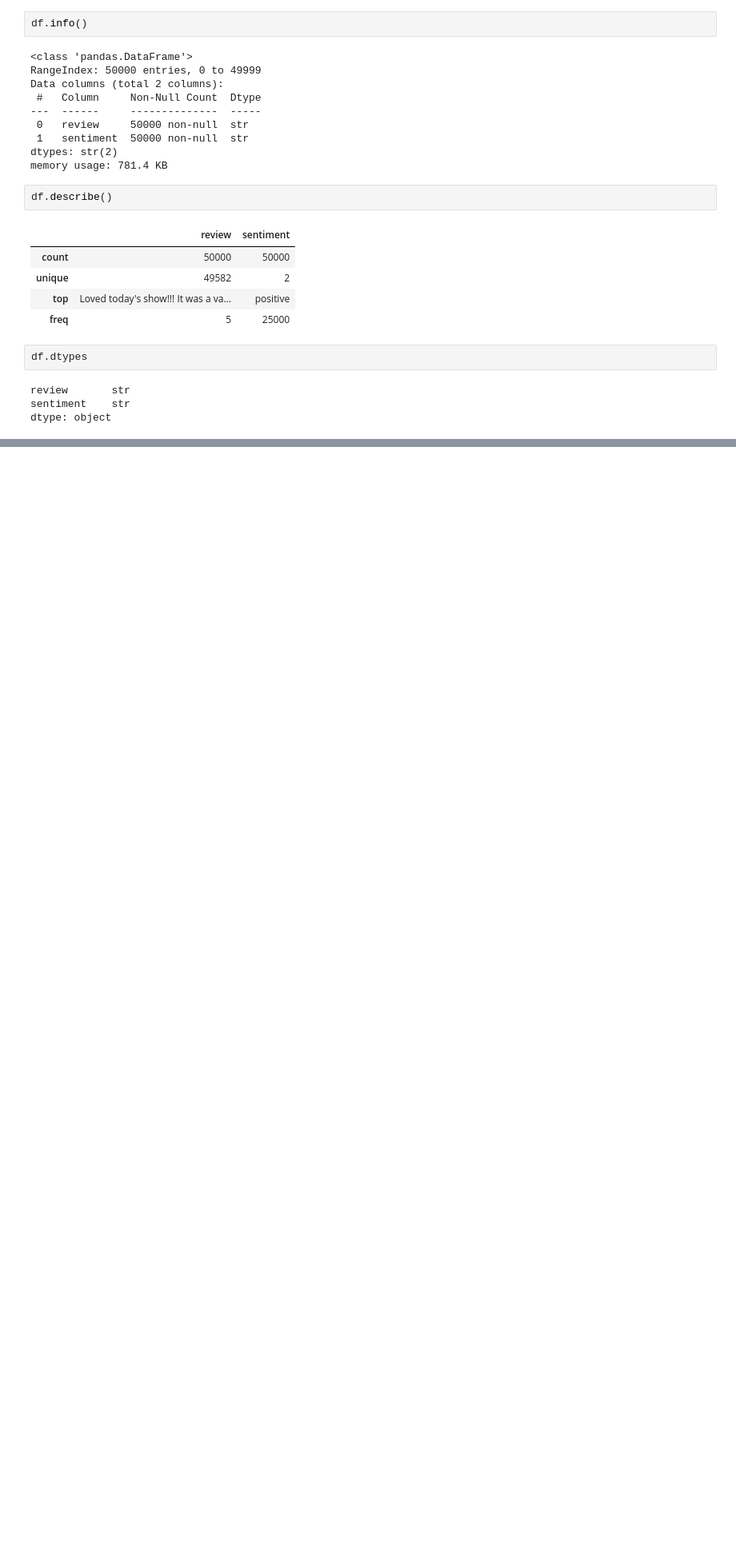
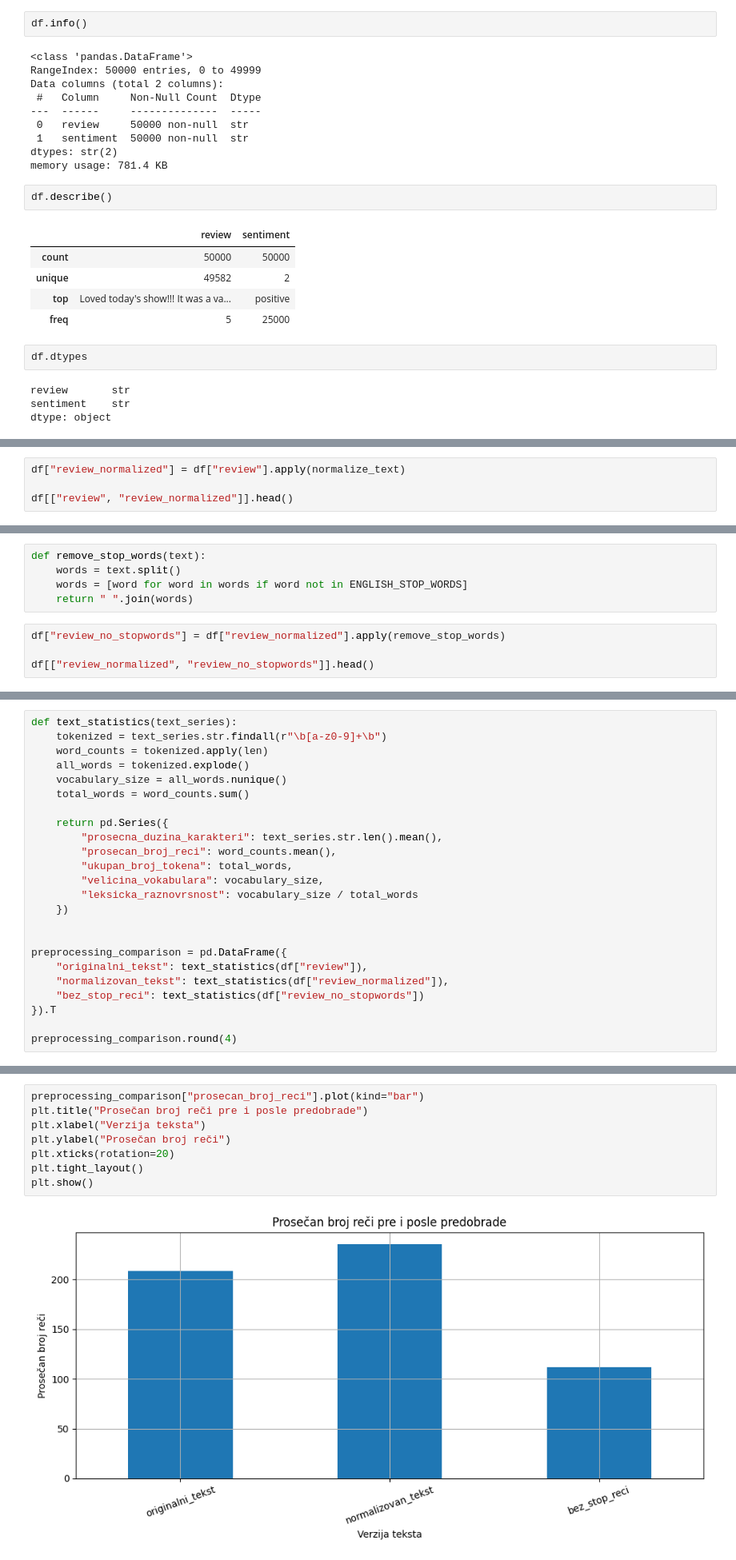
Before and after one commit to natalija529/imdb-movies, a Jupyter notebook: imdb-movies.ipynb, the cells around one changed output, grey strips where cells are left out. Shown at 80% size. Saved outputs shown, nothing was run; the diff lists cells and outputs as text; blank space fills up the shorter version.

```diff
--- a/imdb-movies.ipynb
+++ b/imdb-movies.ipynb
@@ -66,0 +299,4 @@ dtype: object
+# %%
+df["review_normalized"] = df["review"].apply(normalize_text)
+
+df[["review", "review_normalized"]].head()
@@ -66,0 +314,9 @@ dtype: object
+# %%
+def remove_stop_words(text):
+    words = text.split()
+    words = [word for word in words if word not in ENGLISH_STOP_WORDS]
+    return " ".join(words)
+# %%
+df["review_no_stopwords"] = df["review_normalized"].apply(remove_stop_words)
+
+df[["review_normalized", "review_no_stopwords"]].head()
@@ -66,0 +334,24 @@ dtype: object
+# %%
+def text_statistics(text_series):
+    tokenized = text_series.str.findall(r"\b[a-z0-9]+\b")
+    word_counts = tokenized.apply(len)
+    all_words = tokenized.explode()
+    vocabulary_size = all_words.nunique()
+    total_words = word_counts.sum()
+
+    return pd.Series({
+        "prosecna_duzina_karakteri": text_series.str.len().mean(),
+        "prosecan_broj_reci": word_counts.mean(),
+        "ukupan_broj_tokena": total_words,
+        "velicina_vokabulara": vocabulary_size,
+        "leksicka_raznovrsnost": vocabulary_size / total_words
+    })
+
+
+preprocessing_comparison = pd.DataFrame({
+    "originalni_tekst": text_statistics(df["review"]),
+    "normalizovan_tekst": text_statistics(df["review_normalized"]),
+    "bez_stop_reci": text_statistics(df["review_no_stopwords"])
+}).T
+
+preprocessing_comparison.round(4)
@@ -66,0 +363,10 @@ dtype: object
+# %%
+preprocessing_comparison["prosecan_broj_reci"].plot(kind="bar")
+plt.title("Prosečan broj reči pre i posle predobrade")
+plt.xlabel("Verzija teksta")
+plt.ylabel("Prosečan broj reči")
+plt.xticks(rotation=20)
+plt.tight_layout()
+plt.show()
+# %% [output]
+[figure, added]
```
Also changed, not shown: parts of 53 cells of this notebook.
